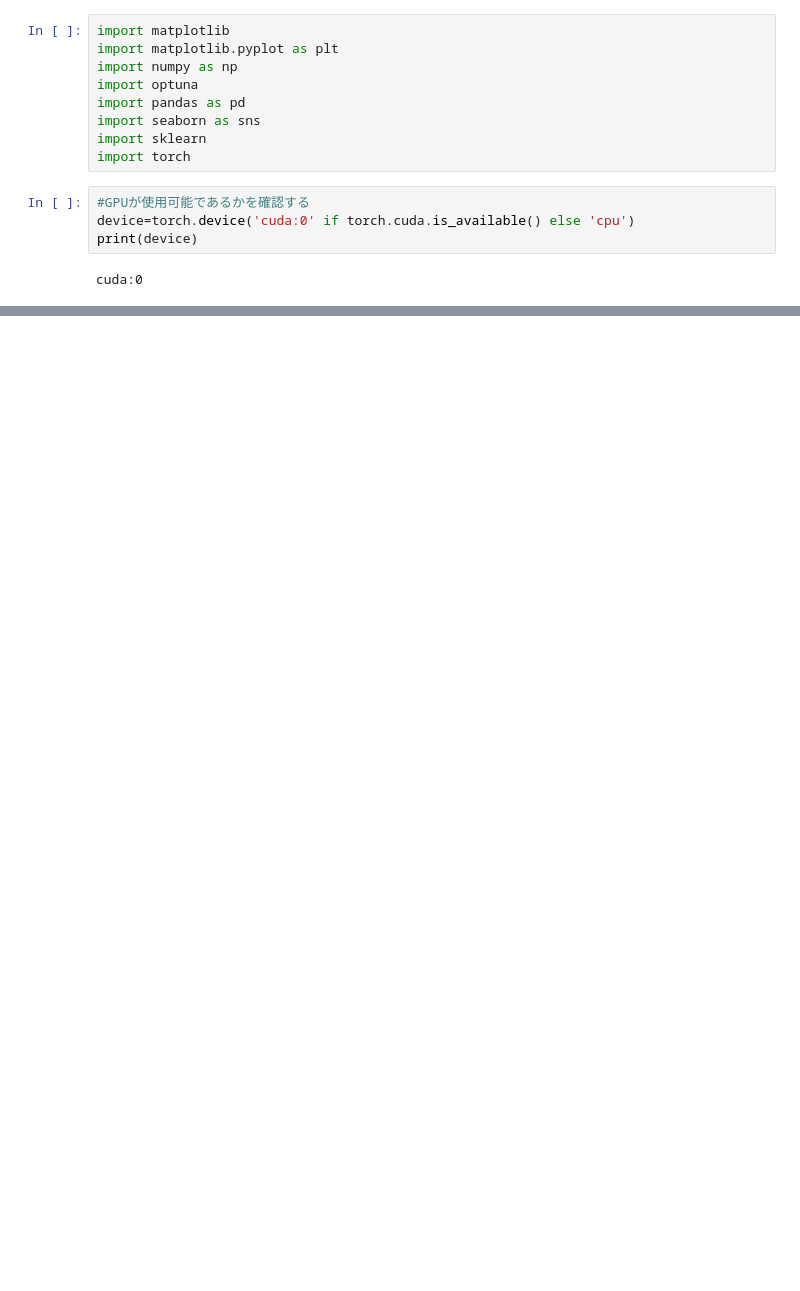
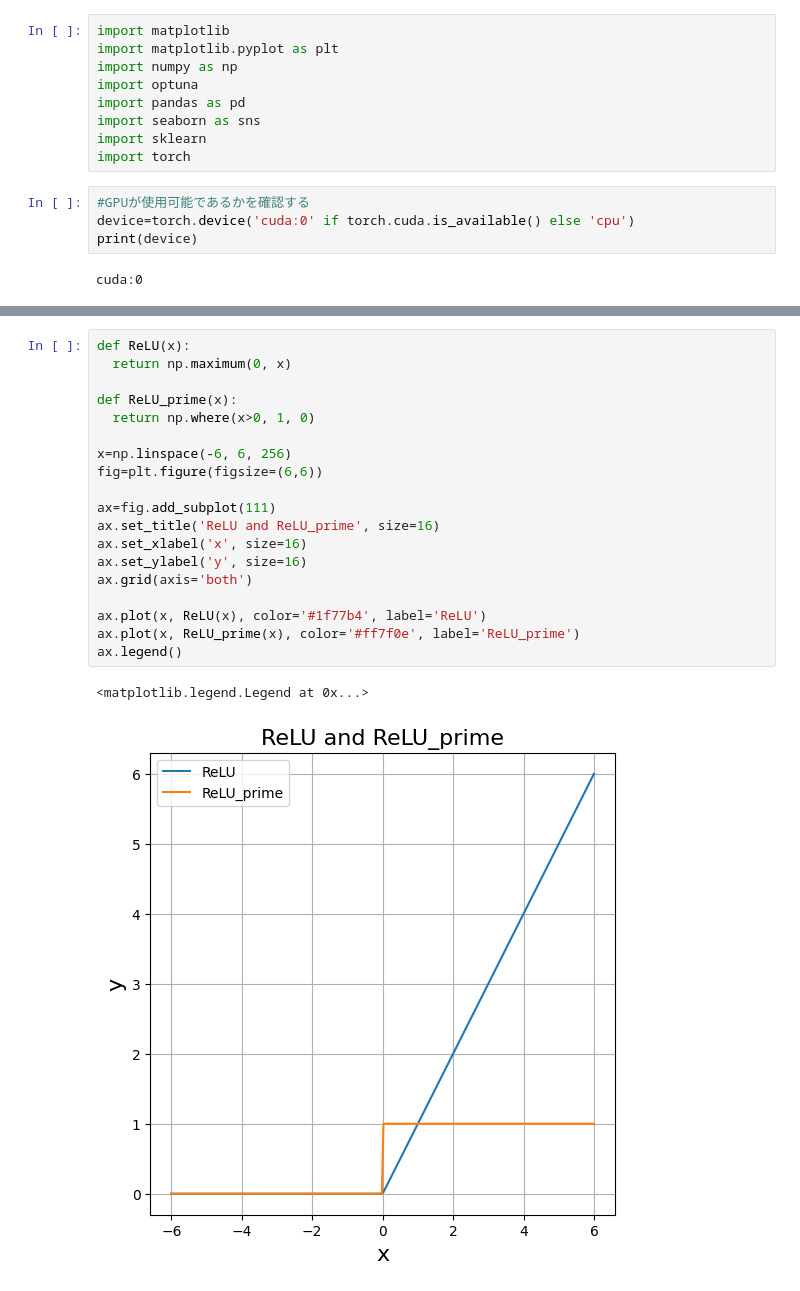
Before and after one commit to yoshimethod/bioinformatics, a Jupyter notebook: bioinformatics_pr3.ipynb, the cells around one changed output, grey strips where cells are left out. Saved outputs shown, nothing was run; the diff lists cells and outputs as text; blank space fills up the shorter version.

```diff
--- a/bioinformatics_pr3.ipynb
+++ b/bioinformatics_pr3.ipynb
@@ -38,0 +221,22 @@ cuda:0
+# %%
+def ReLU(x):
+  return np.maximum(0, x)
+
+def ReLU_prime(x):
+  return np.where(x>0, 1, 0)
+
+x=np.linspace(-6, 6, 256)
+fig=plt.figure(figsize=(6,6))
+
+ax=fig.add_subplot(111)
+ax.set_title('ReLU and ReLU_prime', size=16)
+ax.set_xlabel('x', size=16)
+ax.set_ylabel('y', size=16)
+ax.grid(axis='both')
+
+ax.plot(x, ReLU(x), color='#1f77b4', label='ReLU')
+ax.plot(x, ReLU_prime(x), color='#ff7f0e', label='ReLU_prime')
+ax.legend()
+# %% [output]
+<matplotlib.legend.Legend at 0x...>
+[figure, added]
```
Also changed, not shown: parts of 20 cells of this notebook.
